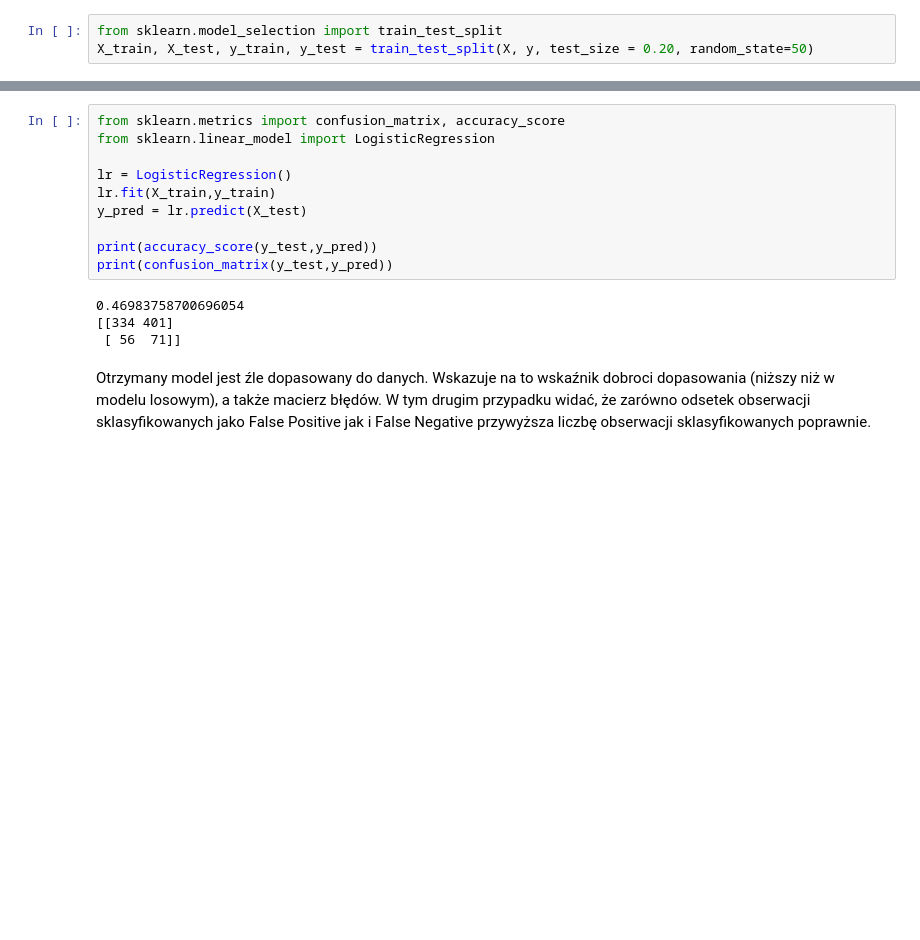
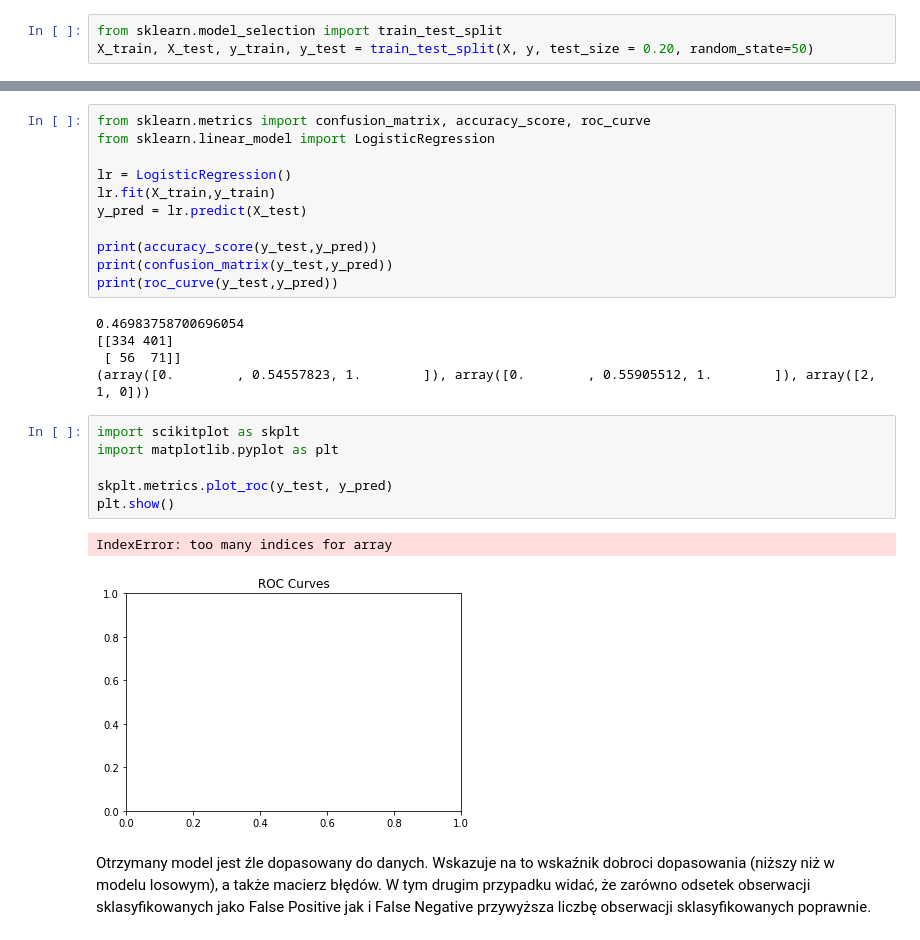
Before and after one commit to mic9410/SRD-final-project-hr-analytics, a Jupyter notebook: final_project.ipynb, the cells around one changed output, grey strips where cells are left out. Cells and saved outputs as stored; diff of their text form; blank space fills up the shorter version.

Commit message:
Metrics description, ROC graph - work in progress

```diff
--- a/final_project.ipynb
+++ b/final_project.ipynb
@@ -607,5 +613,5 @@ Mając określone zbiory uczące i walidujące można przystąpić to oszacowani
 # %%
-from sklearn.metrics import confusion_matrix, accuracy_score
+from sklearn.metrics import confusion_matrix, accuracy_score, roc_curve
 from sklearn.linear_model import LogisticRegression
 
 lr = LogisticRegression()
@@ -614,9 +620,20 @@ y_pred = lr.predict(X_test)
 
 print(accuracy_score(y_test,y_pred))
 print(confusion_matrix(y_test,y_pred))
+print(roc_curve(y_test,y_pred))
 # %% [output]
 0.46983758700696054
 [[334 401]
  [ 56  71]]
+(array([0.        , 0.54557823, 1.        ]), array([0.        , 0.55905512, 1.        ]), array([2, 1, 0]))
+# %%
+import scikitplot as skplt
+import matplotlib.pyplot as plt
+
+skplt.metrics.plot_roc(y_test, y_pred)
+plt.show()
+# %% [output]
+IndexError: too many indices for array
+[figure, added]
 # %% [markdown]
 Otrzymany model jest źle dopasowany do danych. Wskazuje na to wskaźnik dobroci dopasowania (niższy niż w modelu losowym), a także macierz błędów. W tym drugim przypadku widać, że zarówno odsetek obserwacji sklasyfikowanych jako False Positive jak i False Negative przywyższa liczbę obserwacji sklasyfikowanych poprawnie.
```
Also changed, not shown: parts of 3 cells of this notebook.
